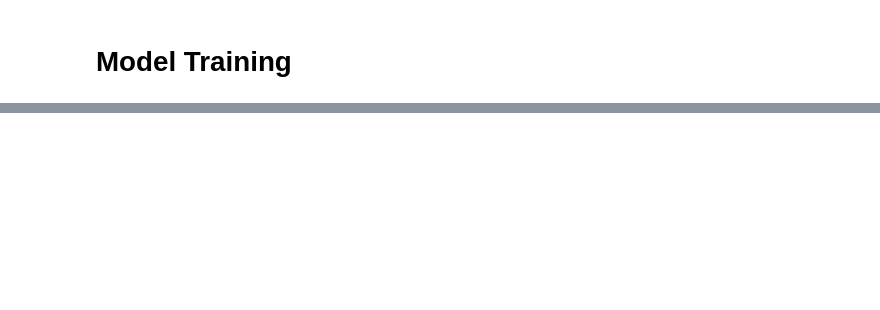
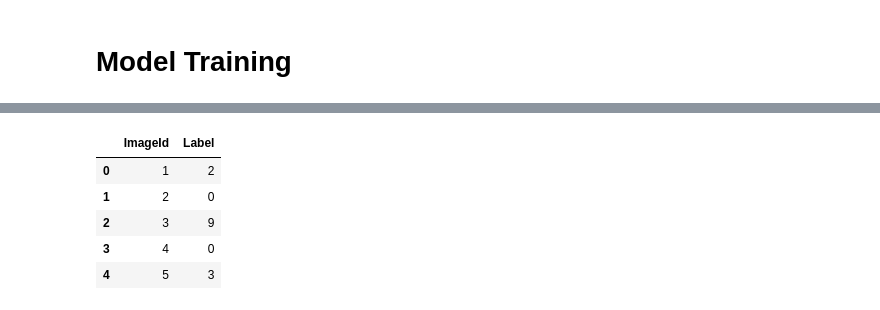
Before and after one commit to Applaudo-Studios-Cloud-Engineering/ML_Sample_Projects, a Jupyter notebook: classification_projects/mnist_digit_classification/solution.ipynb, the cells around one changed output, grey strips where cells are left out. Drawn from its saved outputs; the diff is of its cells as text; code cells hidden in the pictures; blank space fills up the shorter version.

```diff
--- a/classification_projects/mnist_digit_classification/solution.ipynb
+++ b/classification_projects/mnist_digit_classification/solution.ipynb
@@ -130,0 +134,20 @@ model = tf.keras.Sequential([
+# %%
+model = tf.keras.Sequential([
+    tf.keras.layers.Conv2D(16, kernel_size=(3,3), input_shape=(28, 28, 1), name='Conv_1', activation='relu'),
+    tf.keras.layers.Conv2D(16, kernel_size=(3,3), padding='same', name='Conv_2', activation='relu'),
+    tf.keras.layers.BatchNormalization(name='Batch_Norm_1'),
+    tf.keras.layers.MaxPooling2D(name='Max_Pool_1'),
+    tf.keras.layers.Dropout(0.2, name='Drop_1'),
+    tf.keras.layers.Conv2D(32, kernel_size=(3,3), name='Conv_3', activation='relu'),
+    tf.keras.layers.Conv2D(32, kernel_size=(3,3), padding='same', name='Conv_4', activation='relu'),
+    tf.keras.layers.BatchNormalization(name='Batch_Norm_2'),
+    tf.keras.layers.MaxPooling2D(name='Max_Pool_2'),
+    tf.keras.layers.Dropout(0.25, name='Drop_2'),
+    tf.keras.layers.Flatten(name='Flat_1'),
+    tf.keras.layers.Dense(96, activation='relu', name='Dense_1'),
+    tf.keras.layers.Dense(10, activation='softmax', name='Dense_2')
+])
+
+model.compile(optimizer='Adam', loss='CategoricalCrossentropy', metrics='accuracy')
+
+model.summary()
@@ -130,0 +223,3 @@ model = tf.keras.Sequential([
+# %%
+y_hat = model.predict(X_test).argmax(axis=1)
+y_hat
@@ -130,0 +241,10 @@ model = tf.keras.Sequential([
+# %%
+submission_df = pd.DataFrame({ 'ImageId': list(range(1, len(y_hat) + 1)), 'Label': y_hat})
+submission_df.head()
+# %% [output]
+|  | ImageId | Label |
+| 0 | 1 | 2 |
+| 1 | 2 | 0 |
+| 2 | 3 | 9 |
+| 3 | 4 | 0 |
+| 4 | 5 | 3 |
```
Also changed, not shown: parts of 15 cells of this notebook, 1 other file.
